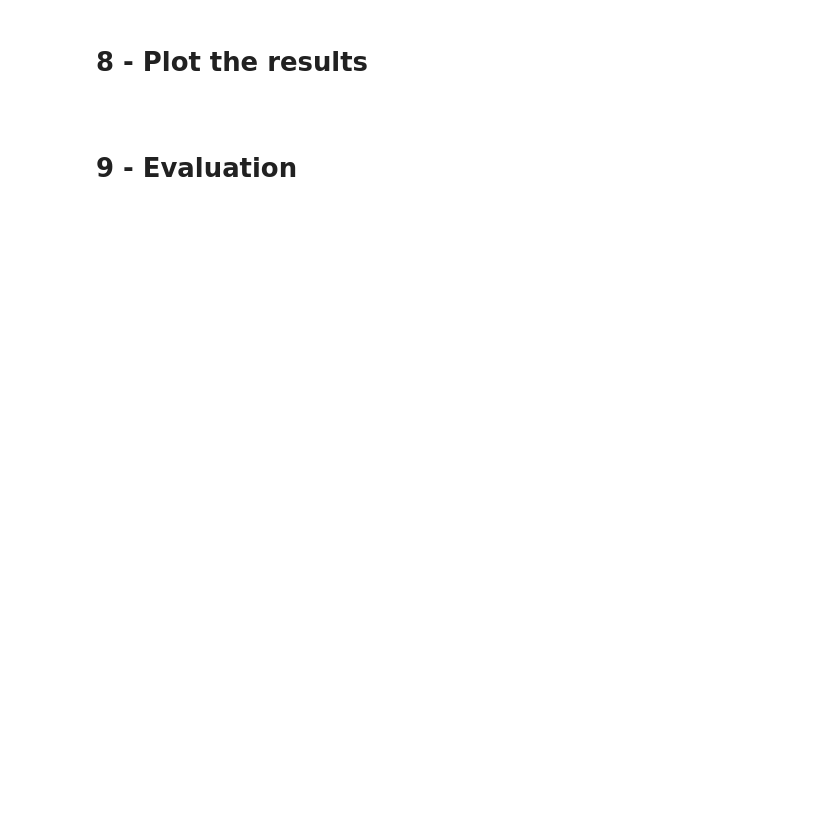
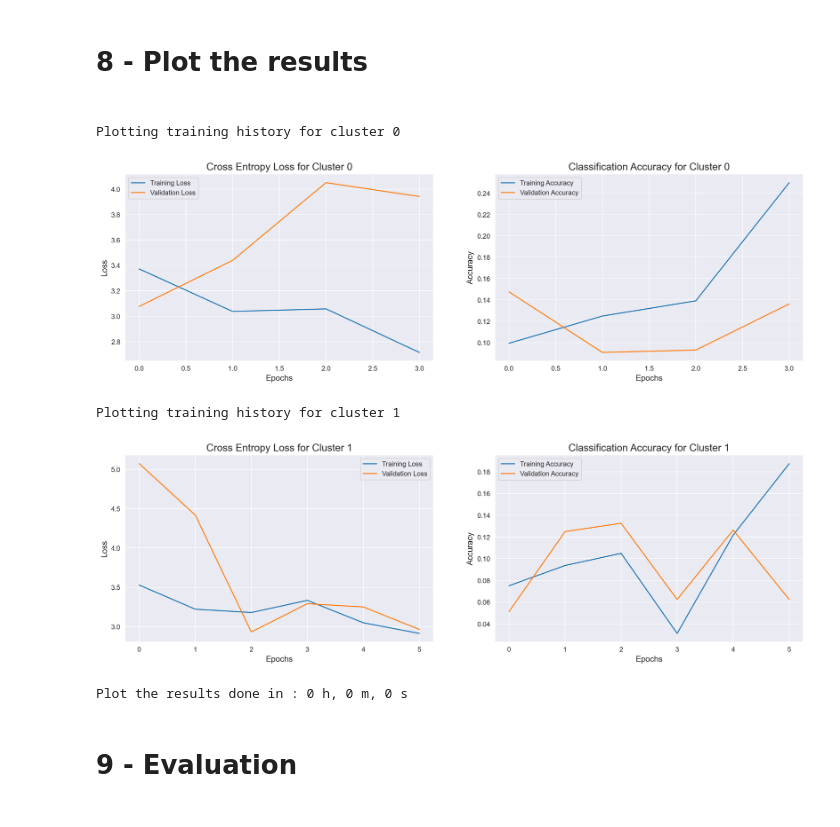
Before and after one commit to hosain-ghoraba/dogs-vs-cats, a Jupyter notebook: cluterting.ipynb, the cells around one changed output. Saved outputs shown, nothing was run; the diff lists cells and outputs as text; code cells hidden in the pictures; blank space fills up the shorter version.

```diff
--- a/cluterting.ipynb
+++ b/cluterting.ipynb
@@ -700,6 +692,9 @@ calculate_and_print_time(start_time, 'Deep Learning Model')
 # 5 --------------------------------------------------------- Callbacks
 # region
 # @title 5 - Callbacks { display-mode: "form" }
+from gc import callbacks
+
+
 start_time = time.time()
 
 learning_rate_reduction = ReduceLROnPlateau(monitor = 'val_accuracy',
@@ -710,6 +705,8 @@ learning_rate_reduction = ReduceLROnPlateau(monitor = 'val_accuracy',
 
 early_stoping = EarlyStopping(monitor='val_loss',patience= 3,restore_best_weights=True,verbose=0)
 
+callbacks = [learning_rate_reduction,early_stoping]
+
 calculate_and_print_time(start_time, 'Callbacks')
 # print("Callbacks done")
 
@@ -722,9 +721,10 @@ calculate_and_print_time(start_time, 'Callbacks')
 # @title 6 - Model Compilation { display-mode: "form" }
 start_time = time.time()
 
-with strategy.scope():
-    model.compile(optimizer='adam',loss='categorical_crossentropy',metrics=['accuracy'])
-
+for cluster in clusters:
+    with strategy.scope():
+        model = models[cluster]
+        model.compile(optimizer='adam', loss='categorical_crossentropy', metrics=['accuracy'])
 calculate_and_print_time(start_time, 'Model Compilation')
 # print("Model Compilation done")
 
@@ -768,31 +808,40 @@ calculate_and_print_time(start_time, 'Model Fitting')
 # %%
 # plots for accuracy and Loss with epochs
 start_time = time.time()
 
-error = pd.DataFrame(training_history.history)
+for cluster in clusters:
+    print(f"Plotting training history for cluster {cluster}")
+    training_history = training_histories[cluster]
+    error = pd.DataFrame(training_history.history)
 
-plt.figure(figsize=(18,5),dpi=200)
-sns.set_style('darkgrid')
+    plt.figure(figsize=(18,5),dpi=200)
+    sns.set_style('darkgrid')
 
-plt.subplot(121)
-plt.title('Cross Entropy Loss',fontsize=15)
-plt.xlabel('Epochs',fontsize=12)
-plt.ylabel('Loss',fontsize=12)
-plt.plot(error['loss'], label='Training Loss')
-plt.plot(error['val_loss'], label='Validation Loss')
-plt.legend()
+    plt.subplot(121)
+    plt.title(f'Cross Entropy Loss for Cluster {cluster}',fontsize=15)
+    plt.xlabel('Epochs',fontsize=12)
+    plt.ylabel('Loss',fontsize=12)
+    plt.plot(error['loss'], label='Training Loss')
+    plt.plot(error['val_loss'], label='Validation Loss')
+    plt.legend()
 
-plt.subplot(122)
-plt.title('Classification Accuracy',fontsize=15)
-plt.xlabel('Epochs',fontsize=12)
-plt.ylabel('Accuracy',fontsize=12)
-plt.plot(error['accuracy'], label='Training Accuracy')
-plt.plot(error['val_accuracy'], label='Validation Accuracy')
-plt.legend()
+    plt.subplot(122)
+    plt.title(f'Classification Accuracy for Cluster {cluster}',fontsize=15)
+    plt.xlabel('Epochs',fontsize=12)
+    plt.ylabel('Accuracy',fontsize=12)
+    plt.plot(error['accuracy'], label='Training Accuracy')
+    plt.plot(error['val_accuracy'], label='Validation Accuracy')
+    plt.legend()
 
-plt.show(block=False)  # hosain : prevent the popup
+    plt.show(block=False)  # hosain : prevent the popup
 
 calculate_and_print_time(start_time, 'Plot the results')
+# %% [output]
+Plotting training history for cluster 0
+[figure, added]
+Plotting training history for cluster 1
+[figure, added]
+Plot the results done in : 0 h, 0 m, 0 s
 # %% [markdown]
 <h1> 9 - Evaluation <h1>
 # %%
```
Also changed, not shown: parts of 17 cells of this notebook, 11 other files.
